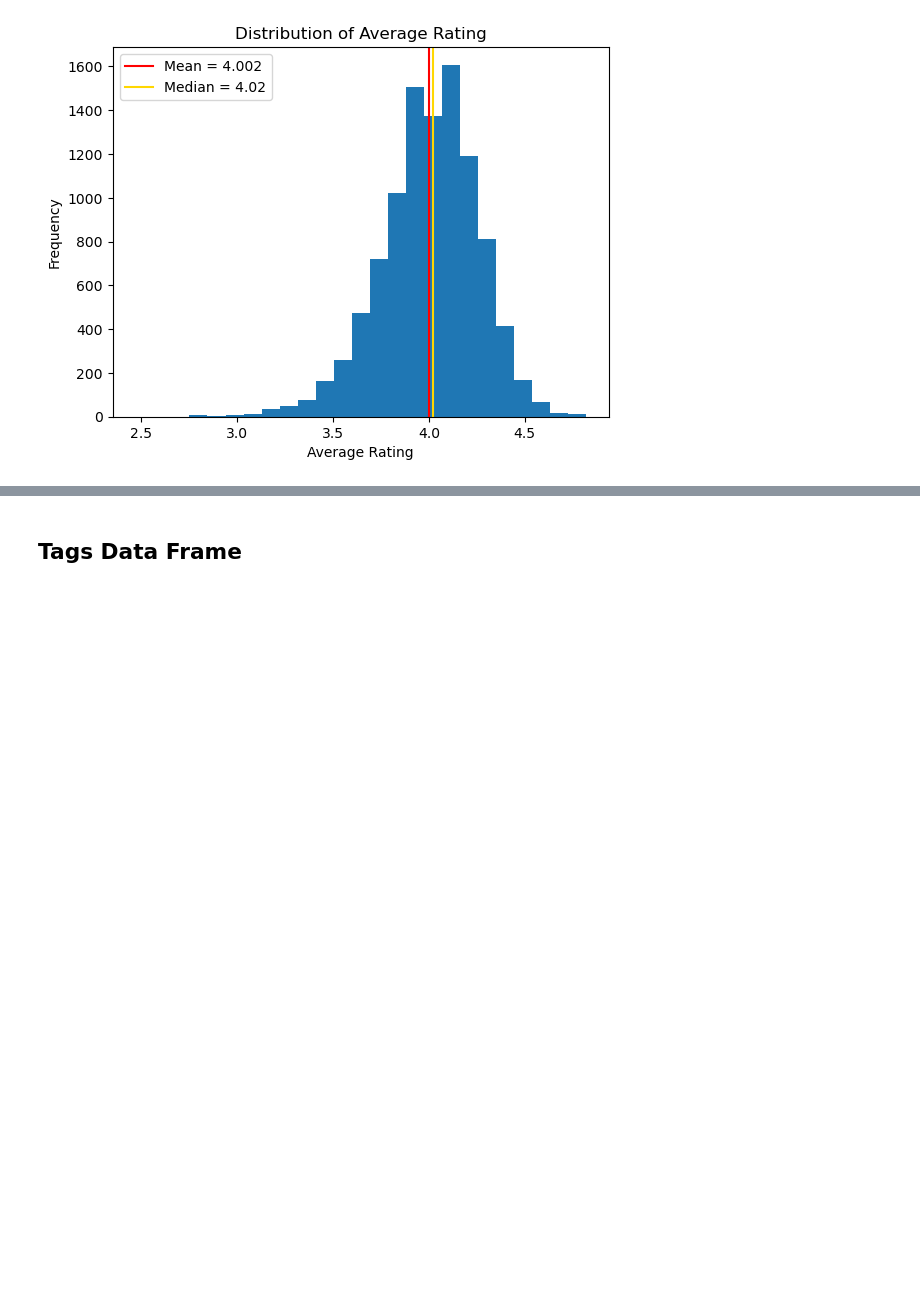
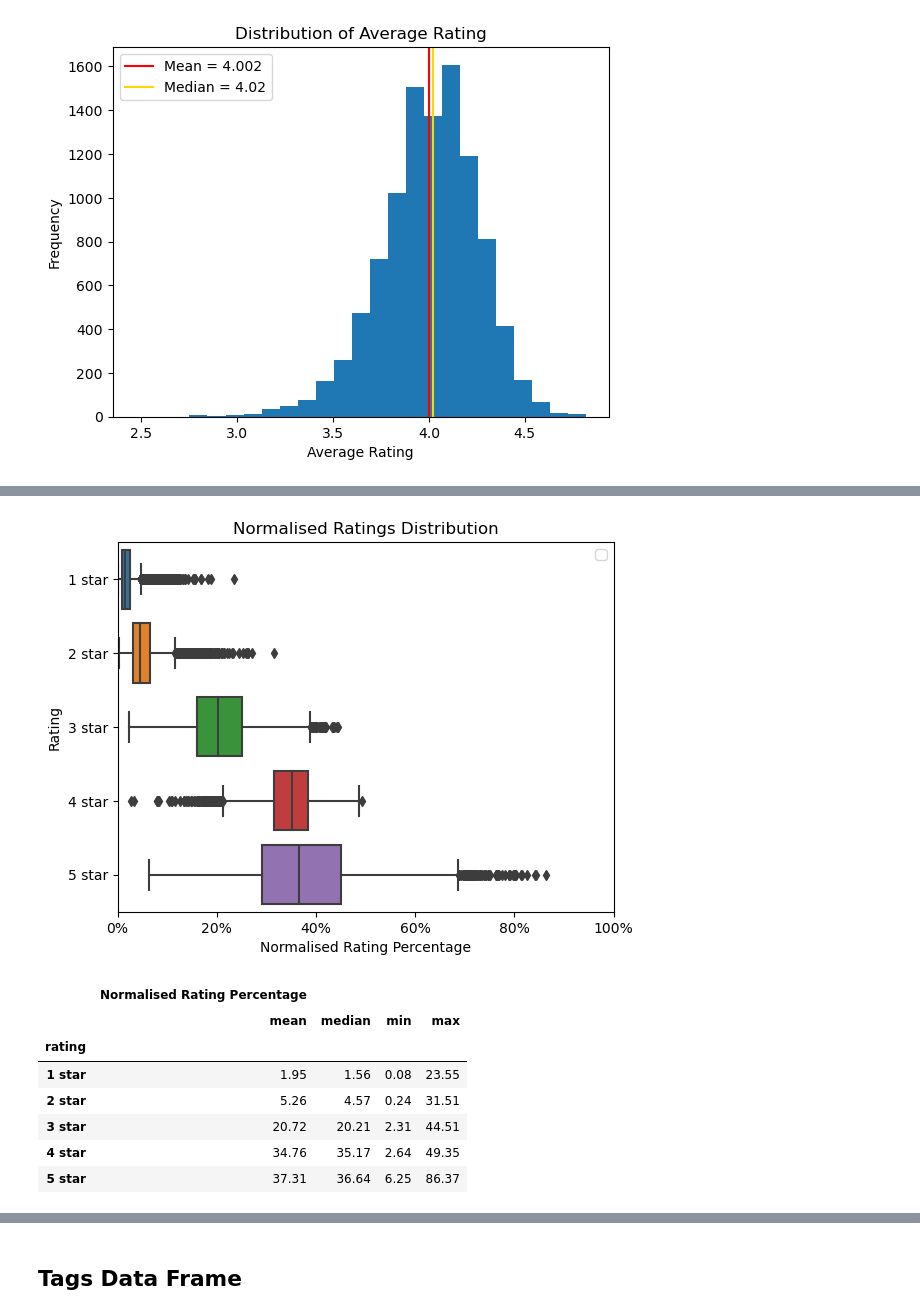
Before and after one commit to CamelSal/BookRecommender, a Jupyter notebook: CapstoneEDA.ipynb, the cells around one changed output, grey strips where cells are left out. Saved outputs shown, nothing was run; the diff lists cells and outputs as text; code cells hidden in the pictures; blank space fills up the shorter version.

```diff
--- a/CapstoneEDA.ipynb
+++ b/CapstoneEDA.ipynb
@@ -312,0 +345,31 @@ plt.show()
+# %%
+#
+book_box_pd = pd.DataFrame([])
+for i in range(1,6):
+    x = pd.DataFrame([])
+    x['Normalised Rating Percentage'] = book_df[f'ratings_{i}']/book_df['work_ratings_count']
+    x['rating'] = f'{i} star'
+    book_box_pd = pd.concat([book_box_pd,x])
+
+
+sns.boxplot(y = book_box_pd['rating'], x= book_box_pd['Normalised Rating Percentage'] )
+plt.legend([],loc = 'upper right')
+plt.title('Normalised Ratings Distribution')
+plt.ylabel('Rating')
+plt.xlabel('Normalised Rating Percentage')
+plt.xlim(0,1)
+plt.xticks([0,0.2,0.4,0.6,0.8,1],['0%','20%','40%','60%','80%','100%'])
+plt.show()
+
+
+np.round(book_box_pd.groupby('rating').agg(['mean','median','min','max'])*100,2)
+# %% [output]
+[figure, added]
+|  | Normalised Rating Percentage |  |  |  |
+|  | mean | median | min | max |
+| rating |  |  |  |  |
+| 1 star | 1.95 | 1.56 | 0.08 | 23.55 |
+| 2 star | 5.26 | 4.57 | 0.24 | 31.51 |
+| 3 star | 20.72 | 20.21 | 2.31 | 44.51 |
+| 4 star | 34.76 | 35.17 | 2.64 | 49.35 |
+| 5 star | 37.31 | 36.64 | 6.25 | 86.37 |
```
Also changed, not shown: parts of 12 cells of this notebook.
